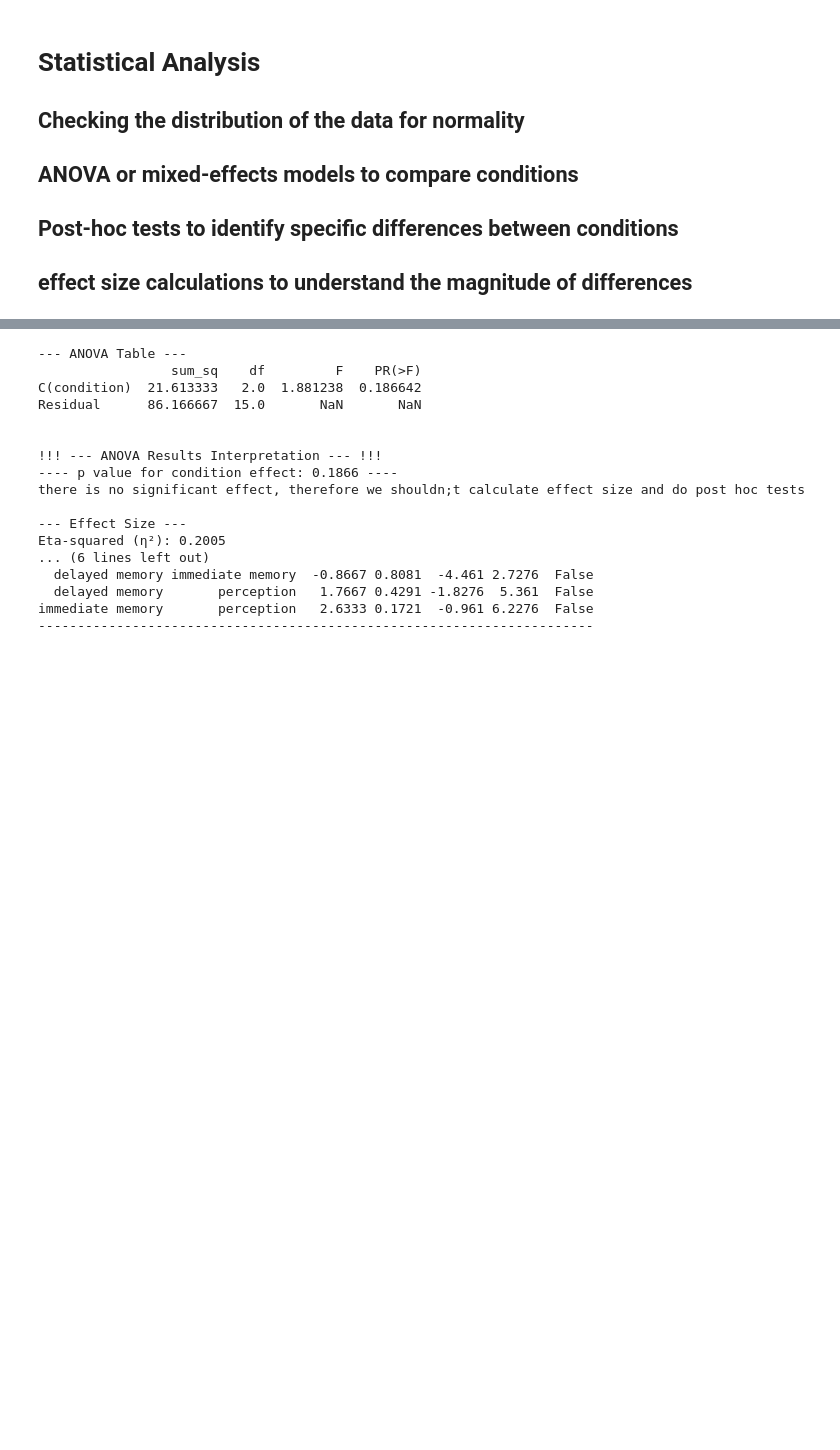
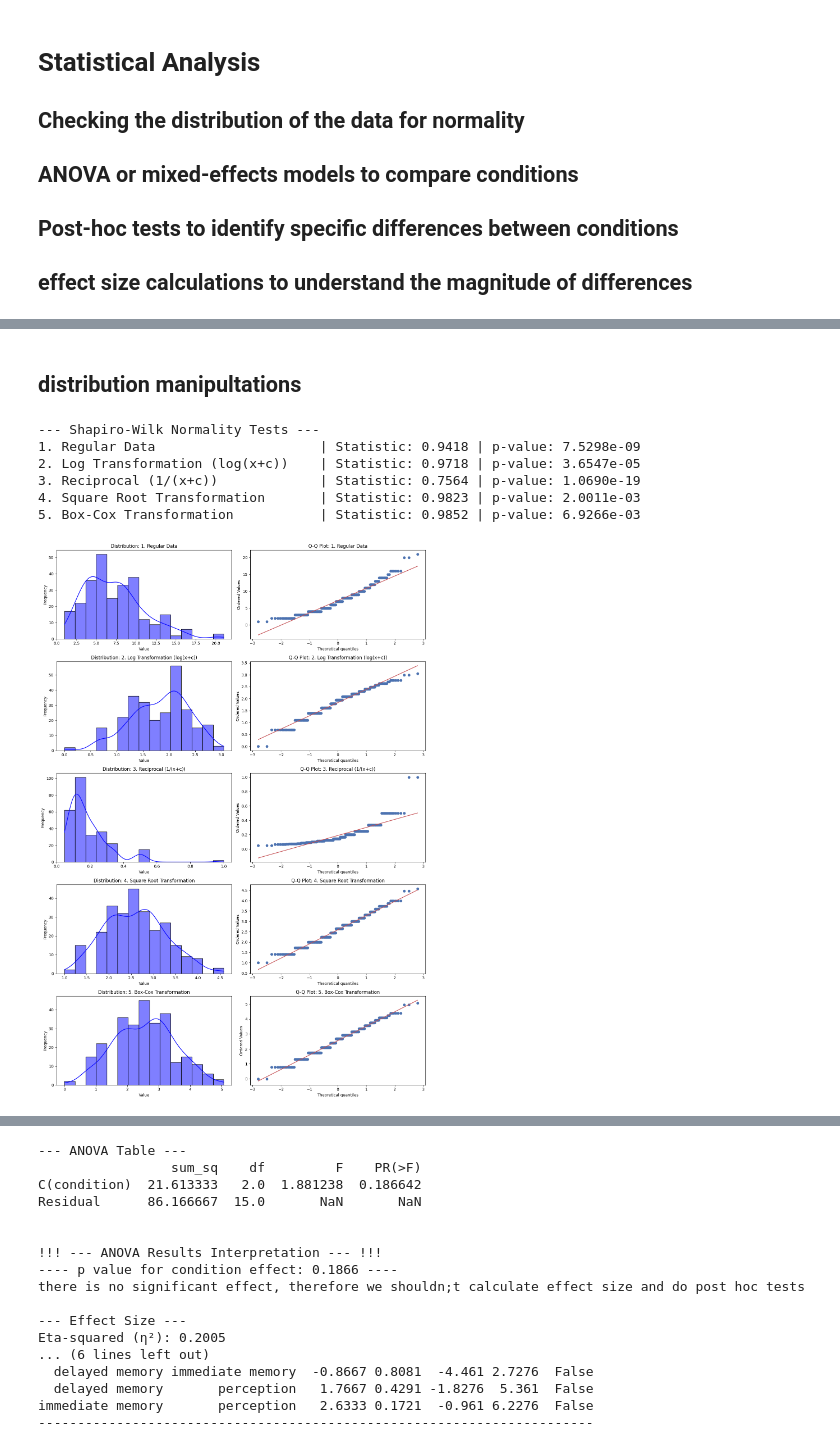
Before and after one commit to AnatKordon/Imagination_in_translation, a Jupyter notebook: analysis/nlp_analysis/comparing_conditions.ipynb, the cells around one changed output, grey strips where cells are left out. Drawn from its saved outputs; the diff is of its cells as text; code cells hidden in the pictures; blank space fills up the shorter version.

```diff
--- a/analysis/nlp_analysis/comparing_conditions.ipynb
+++ b/analysis/nlp_analysis/comparing_conditions.ipynb
@@ -771,0 +899,78 @@ Result: The average count data significantly deviates from a normal distribution
+# %% [markdown]
+## distribution manipultations
+# %%
+## 1. Filter for the 'objects' category and isolate the counts
+objects_data = long[long['category'] == 'objects'].copy()
+counts = objects_data['count']
+
+# performing transformations on the data to try to achieve normality
+
+import numpy as np
+import matplotlib.pyplot as plt
+import seaborn as sns
+import scipy.stats as stats
+plt.style.use('default')
+# 1. Filter for the 'objects' category and isolate the counts
+objects_data = long[long['category'] == 'objects'].copy()
+counts = objects_data['count']
+
+# Check if there are zeros to avoid log(0) or 1/0 errors.
+# If zeros exist, we add 1 to the data for the transformations.
+c = 1 if (counts == 0).any() else 0
+
+# Unpack both the transformed data AND the lambda value
+transformed_data, best_lambda = stats.boxcox(counts + c)
+
+# Define the dictionary of transformations
+transformations = {
+    "1. Regular Data": counts,
+    "2. Log Transformation (log(x+c))": np.log1p(counts) if c == 1 else np.log(counts),
+    "3. Reciprocal (1/(x+c))": 1 / (counts + c),
+    "4. Square Root Transformation": np.sqrt(counts),
+    "5. Box-Cox Transformation":  transformed_data # Box-Cox requires positive > 0
+}
+
+# 2. Visual Check: Create a grid of Histograms and Q-Q Plots
+fig, axes = plt.subplots(nrows=len(transformations), ncols=2, figsize=(14, 4 * len(transformations)))
+
+print("--- Shapiro-Wilk Normality Tests ---")
+
+for i, (name, data) in enumerate(transformations.items()):
+    # Histogram & Density Plot
+    sns.histplot(data, kde=True, bins=15, ax=axes[i, 0], color='blue')
+    axes[i, 0].set_title(f'Distribution: {name}')
+    axes[i, 0].set_xlabel('Value')
+    axes[i, 0].set_ylabel('Frequency')
+
+    # Q-Q Plot
+    stats.probplot(data, dist="norm", plot=axes[i, 1])
+    axes[i, 1].set_title(f'Q-Q Plot: {name}')
+
+    # Statistical Check for each transformation
+    stat, p_value = stats.shapiro(data)
+    print(f"{name:35} | Statistic: {stat:.4f} | p-value: {p_value:.4e}")
+
+plt.tight_layout()
+plt.savefig(graphs_path / 'normality_transformations-for_all_object_count_data.png', bbox_inches='tight')
+plt.show()
+
+# 3. Check for Poisson vs. Negative Binomial on Regular Data
+mean_count = counts.mean()
+var_count = counts.var()
+print(f"The optimal Box-Cox lambda (λ) value chosen is: {best_lambda:.4f}")
+print("\n--- Distribution Properties (Regular Data) ---")
+print(f"Mean of counts: {mean_count:.2f}")
+print(f"Variance of counts: {var_count:.2f}")
+
+if var_count > (mean_count * 1.5):
+    print("Note: Variance is noticeably larger than the mean (overdispersion). A Negative Binomial model might be better than Poisson.")
+else:
+    print("Note: Mean and Variance are relatively close. A Poisson model is likely appropriate.")
+# %% [output]
+--- Shapiro-Wilk Normality Tests ---
+1. Regular Data                     | Statistic: 0.9418 | p-value: 7.5298e-09
+2. Log Transformation (log(x+c))    | Statistic: 0.9718 | p-value: 3.6547e-05
+3. Reciprocal (1/(x+c))             | Statistic: 0.7564 | p-value: 1.0690e-19
+4. Square Root Transformation       | Statistic: 0.9823 | p-value: 2.0011e-03
+5. Box-Cox Transformation           | Statistic: 0.9852 | p-value: 6.9266e-03
+[figure, added]
```
Also changed, not shown: parts of 26 cells of this notebook, 3 other files.
